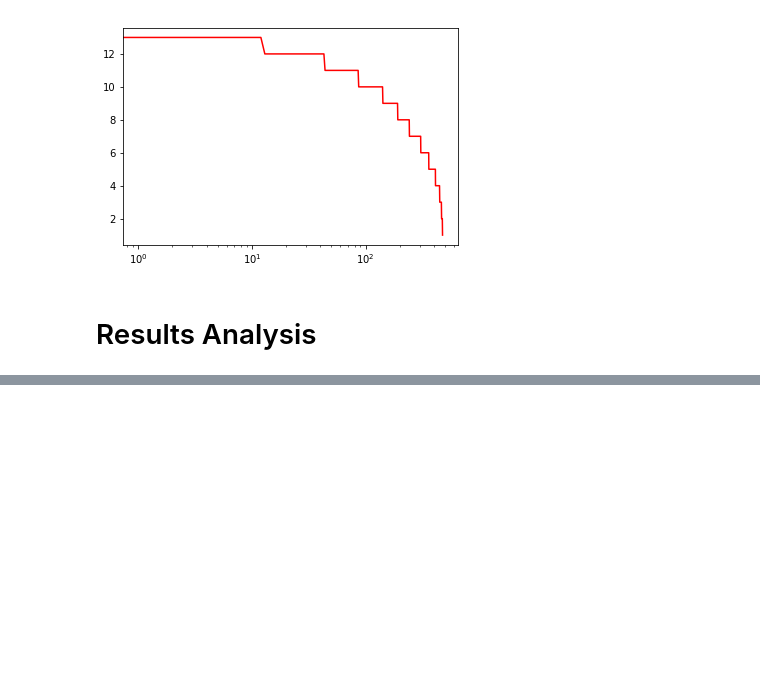
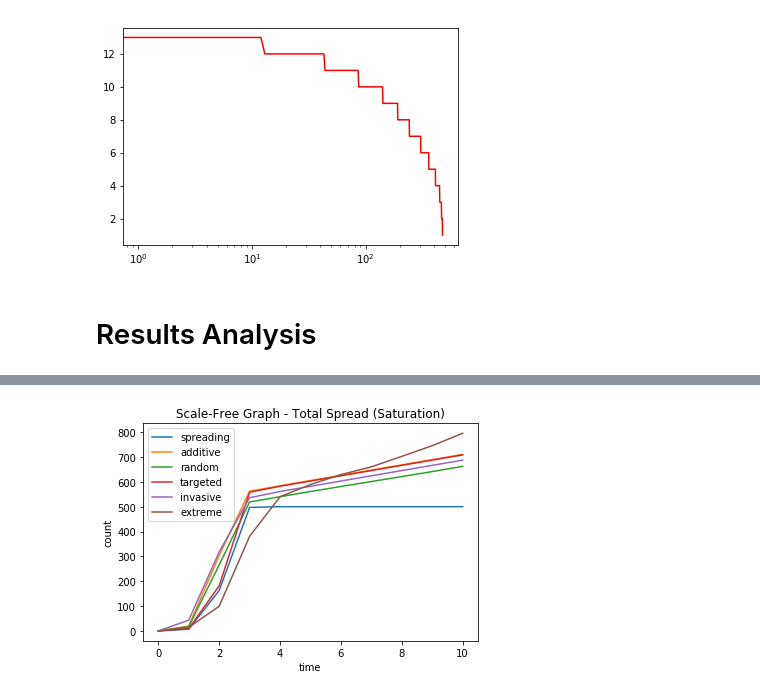
Before and after one commit to muftring/iu-netsci, a Jupyter notebook: project/report.ipynb, the cells around one changed output, grey strips where cells are left out. Saved outputs shown, nothing was run; the diff lists cells and outputs as text; code cells hidden in the pictures; blank space fills up the shorter version.

```diff
--- a/project/report.ipynb
+++ b/project/report.ipynb
@@ -2197,0 +2303,4 @@ scalefreeGraphs = [2, 4, 6, 8, 10, 12]
+# %%
+plotScenarios("Scale-Free Graph - Total Spread (Saturation)", scalefreeGraphs, 'spread_total')
+# %% [output]
+[figure, added]
```
Also changed, not shown: parts of 73 cells of this notebook.
